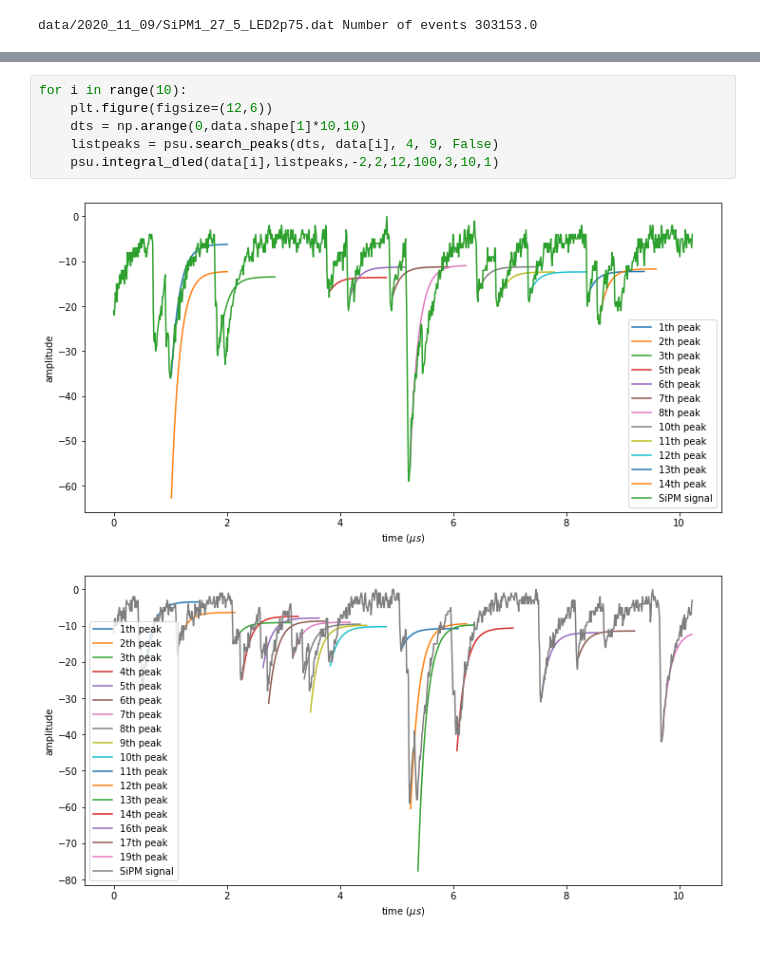
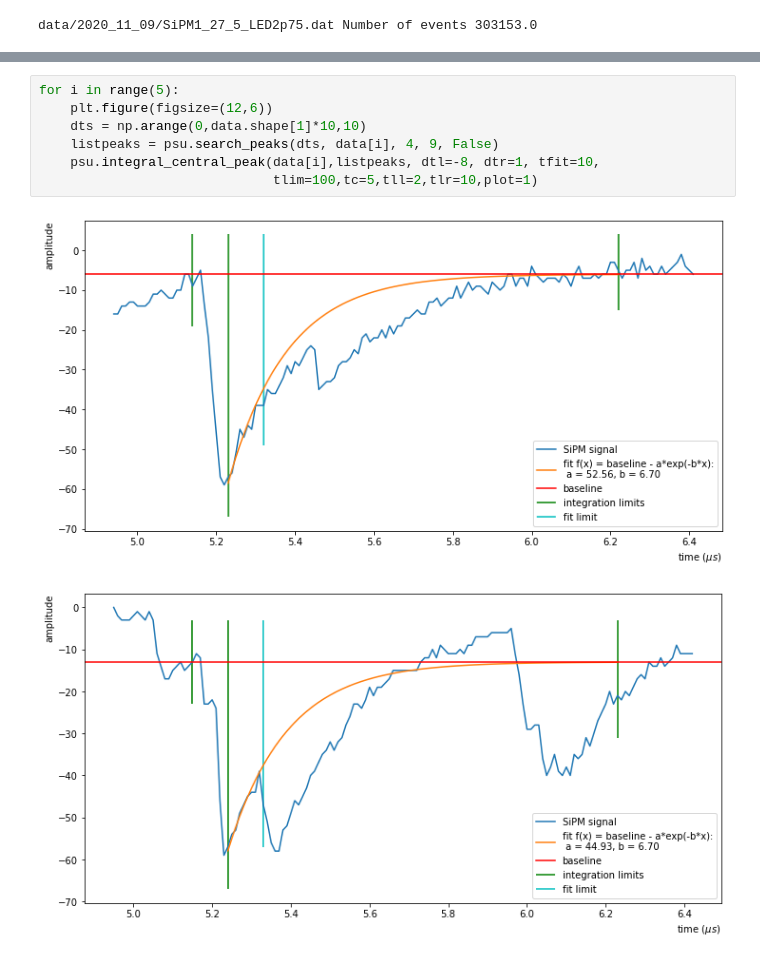
Before and after one commit to valerioda/abalone, a Jupyter notebook: process_sipm_signals_dled.ipynb, the cells around one changed output, grey strips where cells are left out. Drawn from its saved outputs; the diff is of its cells as text.

```diff
--- a/process_sipm_signals_dled.ipynb
+++ b/process_sipm_signals_dled.ipynb
@@ -16,9 +39,10 @@ data/2020_11_09/SiPM1_27_5_LED2p75.dat Number of events 303153.0
 # %%
-for i in range(10):
+for i in range(5):
     plt.figure(figsize=(12,6))
     dts = np.arange(0,data.shape[1]*10,10)
     listpeaks = psu.search_peaks(dts, data[i], 4, 9, False)
-    psu.integral_dled(data[i],listpeaks,-2,2,12,100,3,10,1)
+    psu.integral_central_peak(data[i],listpeaks, dtl=-8, dtr=1, tfit=10,
+                              tlim=100,tc=5,tll=2,tlr=10,plot=1)
 # %% [output]
-[figure, old version]
+[figure, new version]
-[figure, old version]
+[figure, new version]
```
Also changed, not shown: parts of 12 cells of this notebook, 3 other files.
